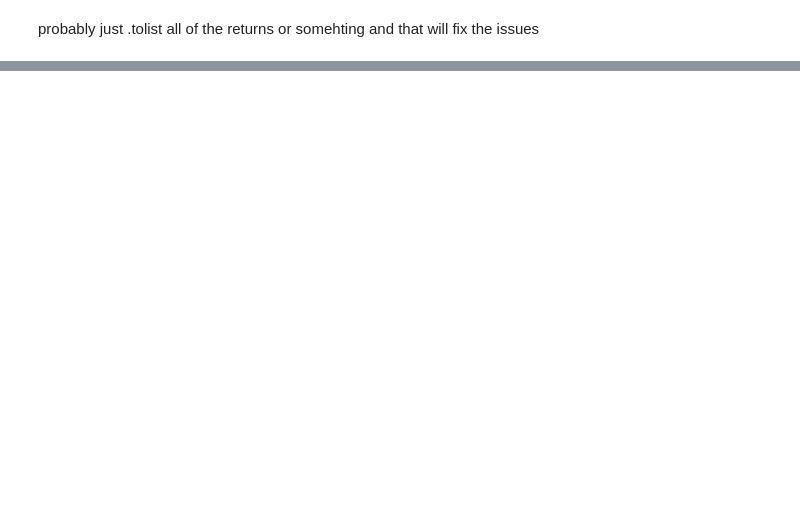
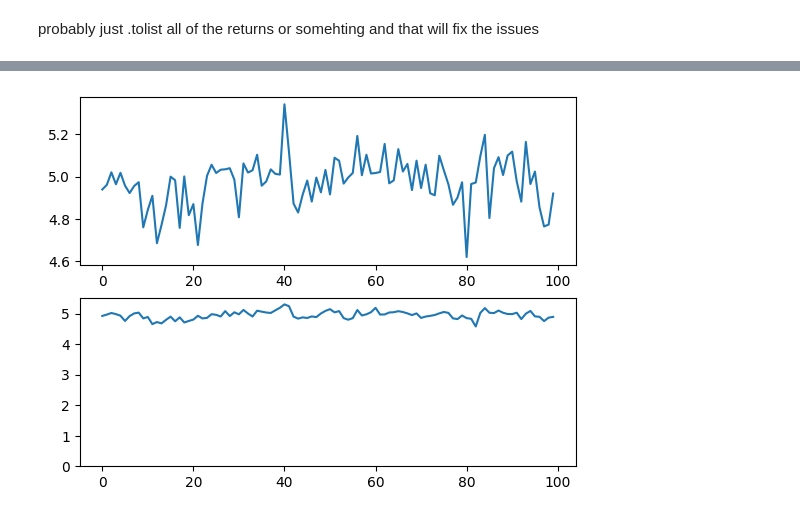
Before and after one commit to sean-parry/BayesianTracking, a Jupyter notebook: SequentialImportanceSampling.ipynb, the cells around one changed output, grey strips where cells are left out. Cells and saved outputs as stored; diff of their text form; code cells hidden in the pictures; blank space fills up the shorter version.

Commit message:
working alg 1 from mask green paper, although my graph looks different to theirs

```diff
--- a/SequentialImportanceSampling.ipynb
+++ b/SequentialImportanceSampling.ipynb
@@ -22,33 +22,33 @@ probably just .tolist all of the returns or somehting and that will fix the issu
 def initial_theta(n):
     return np.random.randn(n)+2
 
-def normal_dist(x,mu,sigma):
-    return (1/(sigma*(np.pi*2)**1/2))*np.e**(-0.5*((x-mu)/sigma)**2)
+def normal_dist(x,mu,var):
+    sigma = var**(1/2)
+    return (1/(sigma*(np.pi*2)**(1/2)))*np.e**(-0.5*((x-mu)/sigma)**2)
 
 def target_dist_p(x):
-    return normal_dist(x,5,0.5)
+    return normal_dist(x,5,var=0.5)
 
 def new_proposal(old_thetas):
-    return old_thetas+np.random.randn(len(old_thetas))
+    return np.array(old_thetas+np.random.randn(len(old_thetas)))
 
 def initial_weights(theta):
     weights = []
     for t in theta:
-        weights += [normal_dist(t,0,1)]
-    return weights
+        weights.append(target_dist_p(t)/normal_dist(t,0,1))
+    return np.array(weights)
 
-def resample(t:list[float]):
-    n = len(t)
-    mu = sum(t)/n
-    return np.random.randn(n)+mu
+def resample(curr_theta, weights):
+    new_theta = []
+    new_theta = np.random.choice(curr_theta,size = len(curr_theta), p=weights)
+    return np.array(new_theta)
 
 def norm_weights(w_un):
     w_sum = sum(w_un)
     weights = []
     for w in w_un:
         weights += [w/w_sum]
-    print(np.array(weights))
-    return weights
+    return np.array(weights)
 
 def get_neff(weights):
     squared_sum = 0
@@ -56,34 +56,49 @@ def get_neff(weights):
         squared_sum += w*w
     return 1/squared_sum
 
-n = 10
-k = 1
-# the parallel samples are 1 to N in the paper
-# will be a k by n matrix by the end of the for loop
-theta = []
-weights_unnormed = []
-weights_normed = []
+def new_unnormed_weights(old_weights, curr_theta, old_theta):
+    weights = []
+    for w, t0, t1 in zip(old_weights, curr_theta, old_theta):
+        weights.append(w*(target_dist_p(t0)/target_dist_p(t1)))
+    return np.array(weights)
 
-theta += [initial_theta(n)]
-weights_unnormed = initial_weights(theta)
+# something is off with the weights some of the values
+# don't have weigths as high as they should have, got to be in the
+# probablilty step when i get the unnormed weights probably
+
+theta, weights_unnormed, weights_normed, n, k = [], [], [], 100, 0
+
+theta = [initial_theta(n)]
+weights_unnormed = [initial_weights(theta[-1])]
 
 for i in range(100):
-    weights_normed += [norm_weights(weights_unnormed[-1])]
+    weights_normed.append(norm_weights(weights_unnormed[-1]))
     Neff = get_neff(weights_normed[-1])
     if Neff<n/2:
-        theta[-1] = [resample(theta[-1])]
-        weights_normed = np.array(weights_normed)
-        print(weights_normed)
+        verbose = False
+        if verbose:
+            w = np.array([f'{w:.6f}' for w in weights_normed[-1]])
+            print(f'old sample:\t{theta[-1]}\ntheir weights:\t{w}')
+        theta[-1] = resample(theta[-1], weights_normed[-1])
+        if verbose:
+            print(f'resample:\t{theta[-1]}')
         weights_unnormed[-1] = [1]*len(weights_normed[-1])
-        print((weights_unnormed))
-    k+=1
-    theta+=[new_proposal(theta[-1])]
-    new_unnormed_weights = []
-    for w,t_old,t_new in zip(weights_unnormed[-1],theta[-2],theta[-1]):
-        new_unnormed_weights += [w*(target_dist_p(t_new)/target_dist_p(t_old))]
-    weights_unnormed += [new_unnormed_weights]
+        if verbose:
+            print(f'new reset weights:\t{weights_unnormed[-1]}')
+    k += 1
+    theta.append(new_proposal(theta[-1]))
+    weights_unnormed.append(new_unnormed_weights(weights_unnormed[-1], theta[-1], theta[-2]))
 
-theta_pred = [sum(t) for t in theta]
 
-plt.plot(theta_pred)
+estimates_weighted_avg = []
+estimates_unweighted_mean = []
+for w,t in zip(weights_normed,theta):
+    estimates_unweighted_mean.append(sum(t)/n)
+    estimates_weighted_avg.append(sum(np.multiply(w,t)))
+
+fig,ax = plt.subplots(2)
+ax[0].plot(estimates_weighted_avg)
+ax[1].plot(estimates_unweighted_mean)
+ax[1].set_ylim(0,5.5)
+plt.show()
 # %% [output]
@@ -96,0 +105 @@ ValueError: non-broadcastable output operand with shape (1,10) doesn't match the
+[figure, added]
```
Also changed, not shown: parts of 1 cell of this notebook.
